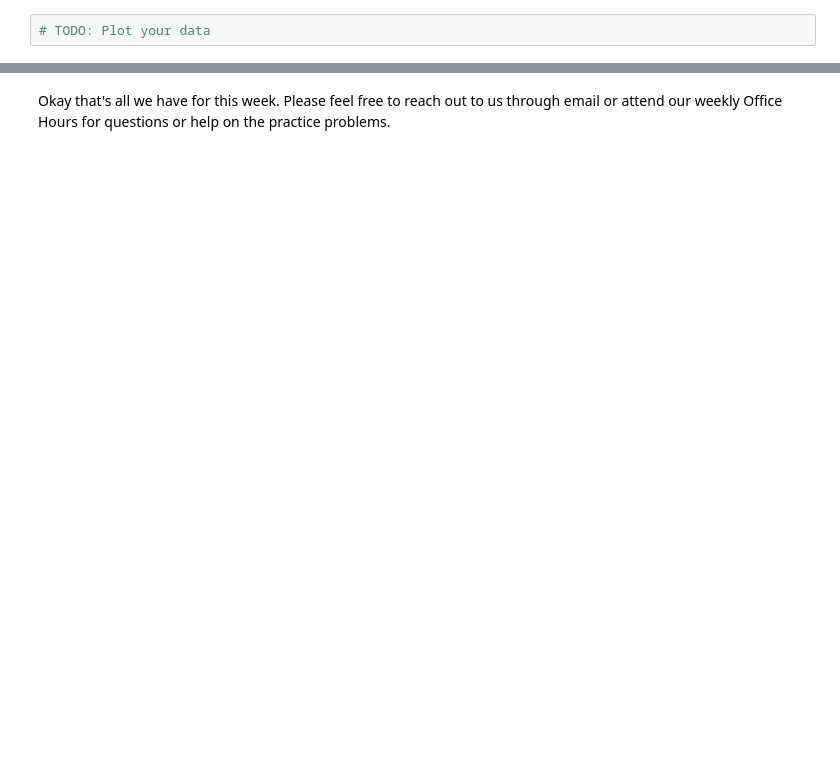
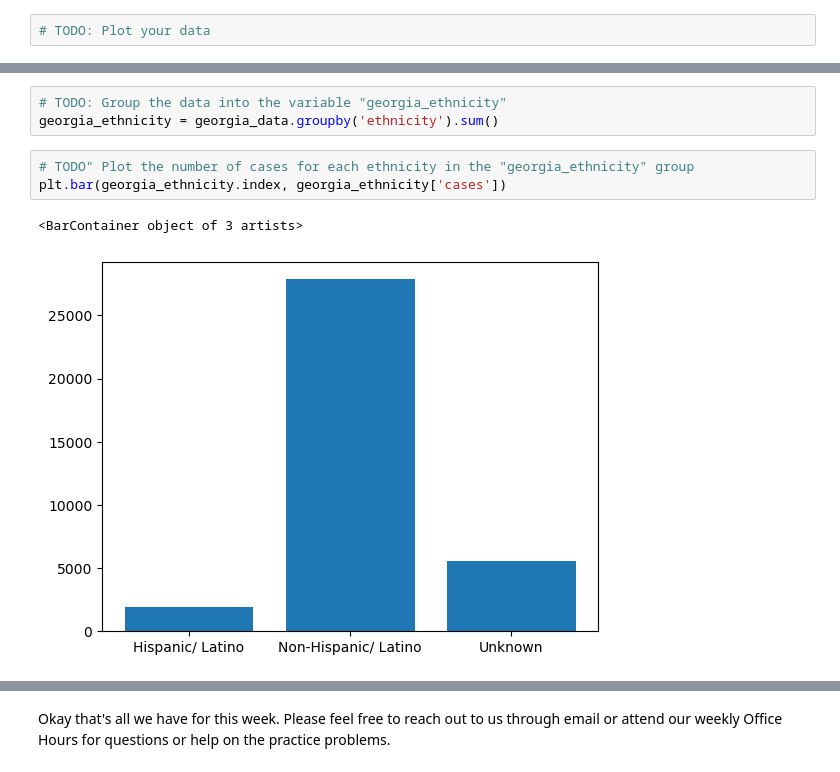
Before and after one commit to Sci-Teens/ecology-program, a Jupyter notebook: lessons/3_introduction_to_plotting_data.ipynb, the cells around one changed output, grey strips where cells are left out. Cells and saved outputs as stored; diff of their text form; blank space fills up the shorter version.

```diff
--- a/lessons/3_introduction_to_plotting_data.ipynb
+++ b/lessons/3_introduction_to_plotting_data.ipynb
@@ -183,0 +169,9 @@ For practice, take a look at the graph below. Can you tell how many variables we
+# %%
+# TODO: Group the data into the variable "georgia_ethnicity"
+georgia_ethnicity = georgia_data.groupby('ethnicity').sum()
+# %%
+# TODO" Plot the number of cases for each ethnicity in the "georgia_ethnicity" group
+plt.bar(georgia_ethnicity.index, georgia_ethnicity['cases'])
+# %% [output]
+<BarContainer object of 3 artists>
+[figure, added]
```
Also changed, not shown: parts of 27 cells of this notebook, 1 other file.
